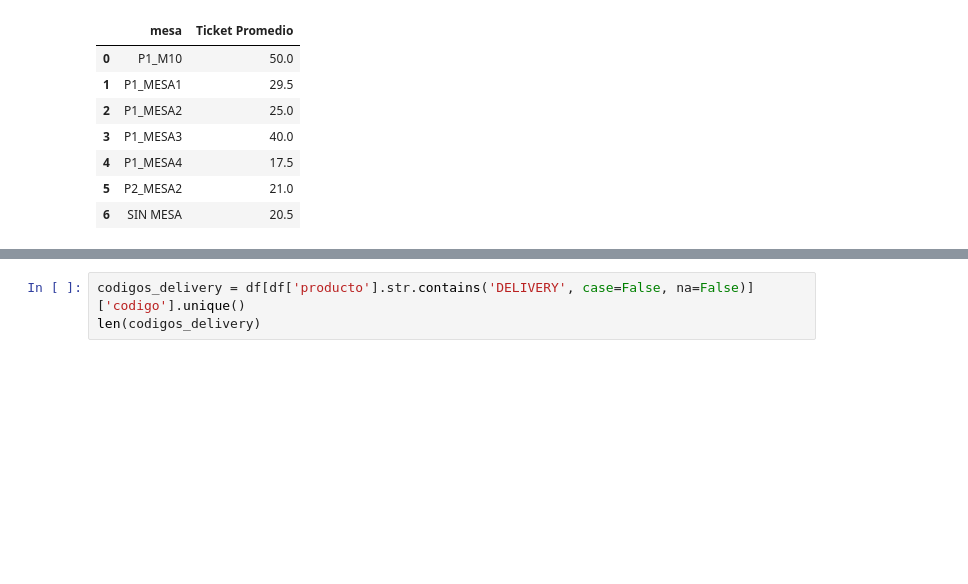
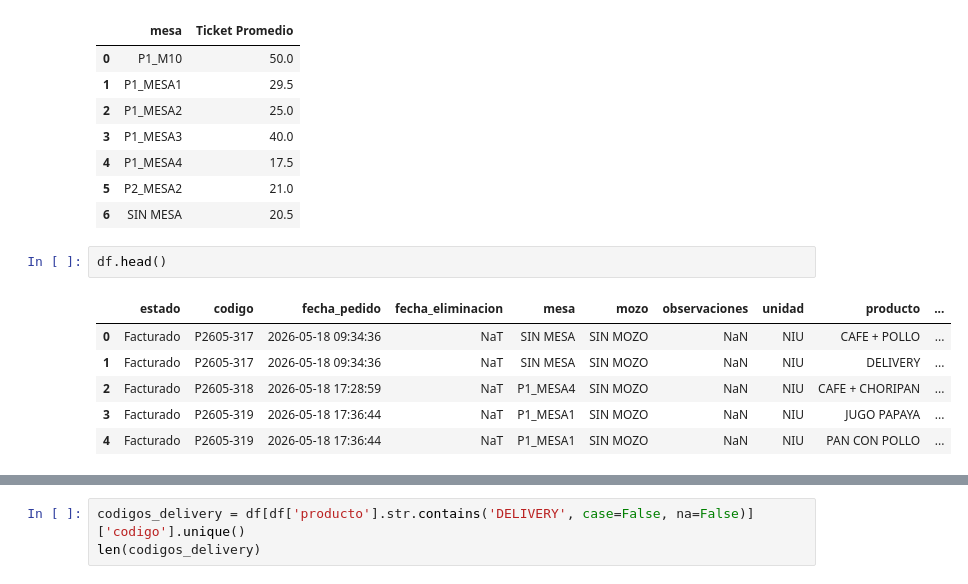
Before and after one commit to anamumaq/escalinata_daily_report, a Jupyter notebook: reporte.ipynb, the cells around one changed output, grey strips where cells are left out. Cells and saved outputs as stored; diff of their text form; blank space fills up the shorter version.

```diff
--- a/reporte.ipynb
+++ b/reporte.ipynb
@@ -43,3 +43,12 @@ ticket_promedio_mesa
 | 4 | P1_MESA4 | 17.5 |
 | 5 | P2_MESA2 | 21.0 |
 | 6 | SIN MESA | 20.5 |
+# %%
+df.head()
+# %% [output]
+|  | estado | codigo | fecha_pedido | fecha_eliminacion | mesa | mozo | observaciones | unidad | producto | ... |
+| 0 | Facturado | P2605-317 | 2026-05-18 09:34:36 | NaT | SIN MESA | SIN MOZO | NaN | NIU | CAFE + POLLO | ... |
+| 1 | Facturado | P2605-317 | 2026-05-18 09:34:36 | NaT | SIN MESA | SIN MOZO | NaN | NIU | DELIVERY | ... |
+| 2 | Facturado | P2605-318 | 2026-05-18 17:28:59 | NaT | P1_MESA4 | SIN MOZO | NaN | NIU | CAFE + CHORIPAN | ... |
+| 3 | Facturado | P2605-319 | 2026-05-18 17:36:44 | NaT | P1_MESA1 | SIN MOZO | NaN | NIU | JUGO PAPAYA | ... |
+| 4 | Facturado | P2605-319 | 2026-05-18 17:36:44 | NaT | P1_MESA1 | SIN MOZO | NaN | NIU | PAN CON POLLO | ... |
```
Also changed, not shown: parts of 2 cells of this notebook, 1 other file.
